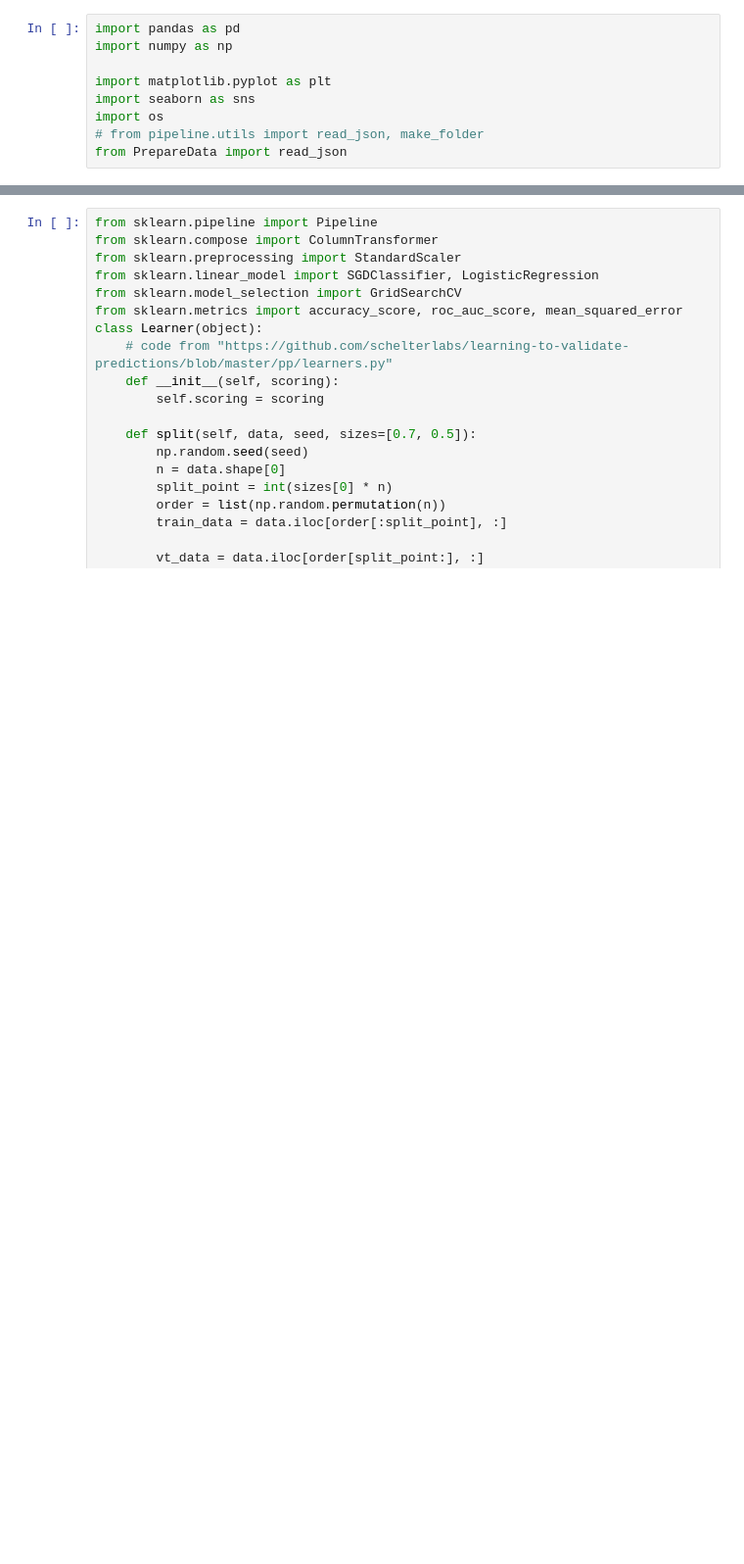
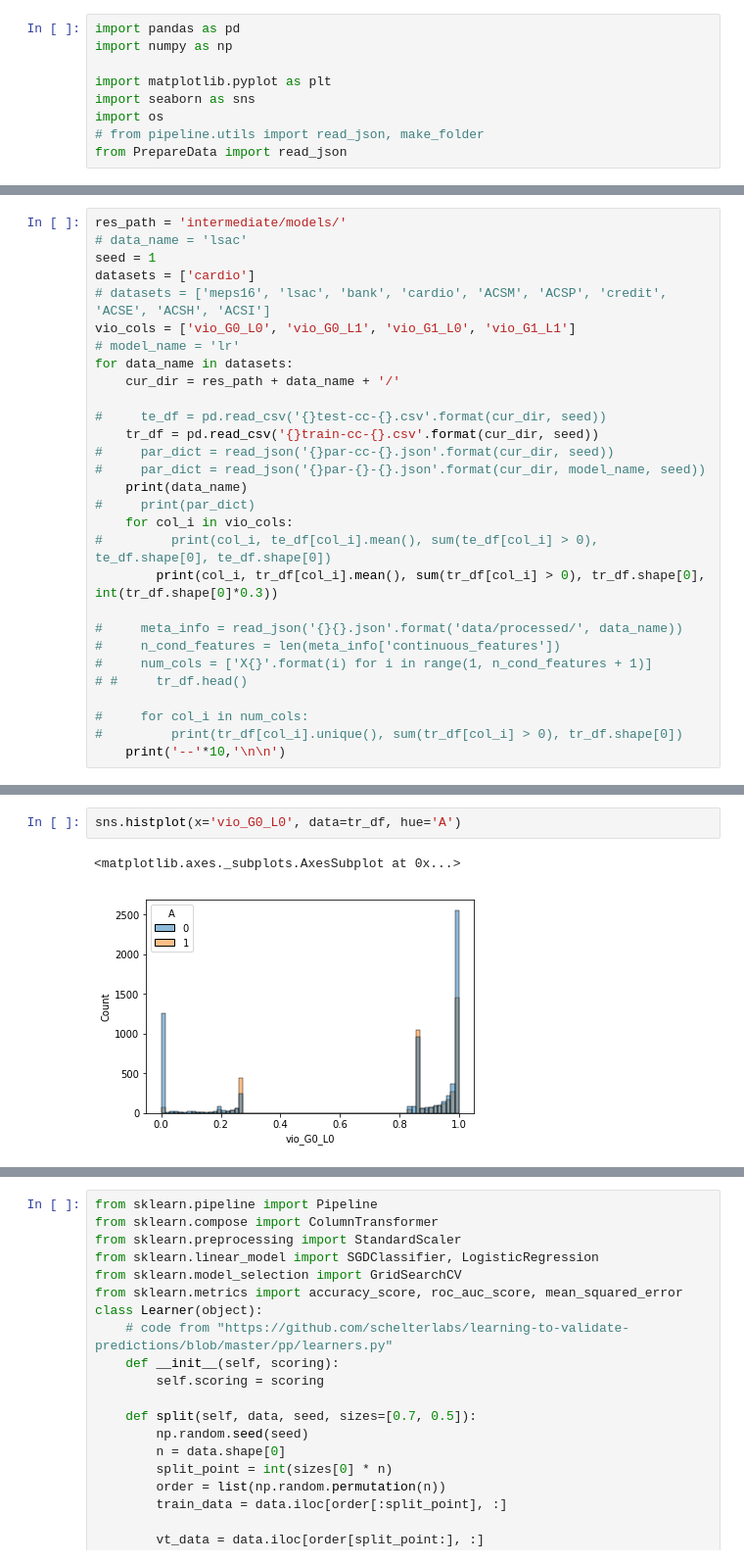
Before and after one commit to KeYang0923/NonInvasiveTool4FairML, a Jupyter notebook: Test.ipynb, the cells around one changed output, grey strips where cells are left out. Shown at 98% size. Drawn from its saved outputs; the diff is of its cells as text; blank space fills up the shorter version.

```diff
--- a/Test.ipynb
+++ b/Test.ipynb
@@ -79,0 +13,29 @@ raw_df.shape[0]
+# %%
+res_path = 'intermediate/models/'
+# data_name = 'lsac'
+seed = 1
+datasets = ['cardio']
+# datasets = ['meps16', 'lsac', 'bank', 'cardio', 'ACSM', 'ACSP', 'credit', 'ACSE', 'ACSH', 'ACSI']
+vio_cols = ['vio_G0_L0', 'vio_G0_L1', 'vio_G1_L0', 'vio_G1_L1']
+# model_name = 'lr'
+for data_name in datasets:
+    cur_dir = res_path + data_name + '/'
+
+#     te_df = pd.read_csv('{}test-cc-{}.csv'.format(cur_dir, seed))
+    tr_df = pd.read_csv('{}train-cc-{}.csv'.format(cur_dir, seed))
+#     par_dict = read_json('{}par-cc-{}.json'.format(cur_dir, seed))
+#     par_dict = read_json('{}par-{}-{}.json'.format(cur_dir, model_name, seed))
+    print(data_name)
+#     print(par_dict)
+    for col_i in vio_cols:
+#         print(col_i, te_df[col_i].mean(), sum(te_df[col_i] > 0), te_df.shape[0], te_df.shape[0])
+        print(col_i, tr_df[col_i].mean(), sum(tr_df[col_i] > 0), tr_df.shape[0], int(tr_df.shape[0]*0.3))
+
+#     meta_info = read_json('{}{}.json'.format('data/processed/', data_name))
+#     n_cond_features = len(meta_info['continuous_features'])
+#     num_cols = ['X{}'.format(i) for i in range(1, n_cond_features + 1)]
+# #     tr_df.head()
+
+#     for col_i in num_cols:
+#         print(tr_df[col_i].unique(), sum(tr_df[col_i] > 0), tr_df.shape[0])
+    print('--'*10,'\n\n')
@@ -79,0 +58,5 @@ raw_df.shape[0]
+# %%
+sns.histplot(x='vio_G0_L0', data=tr_df, hue='A')
+# %% [output]
+<matplotlib.axes._subplots.AxesSubplot at 0x...>
+[figure, added]
```
Also changed, not shown: parts of 14 cells of this notebook, 7 other files.
